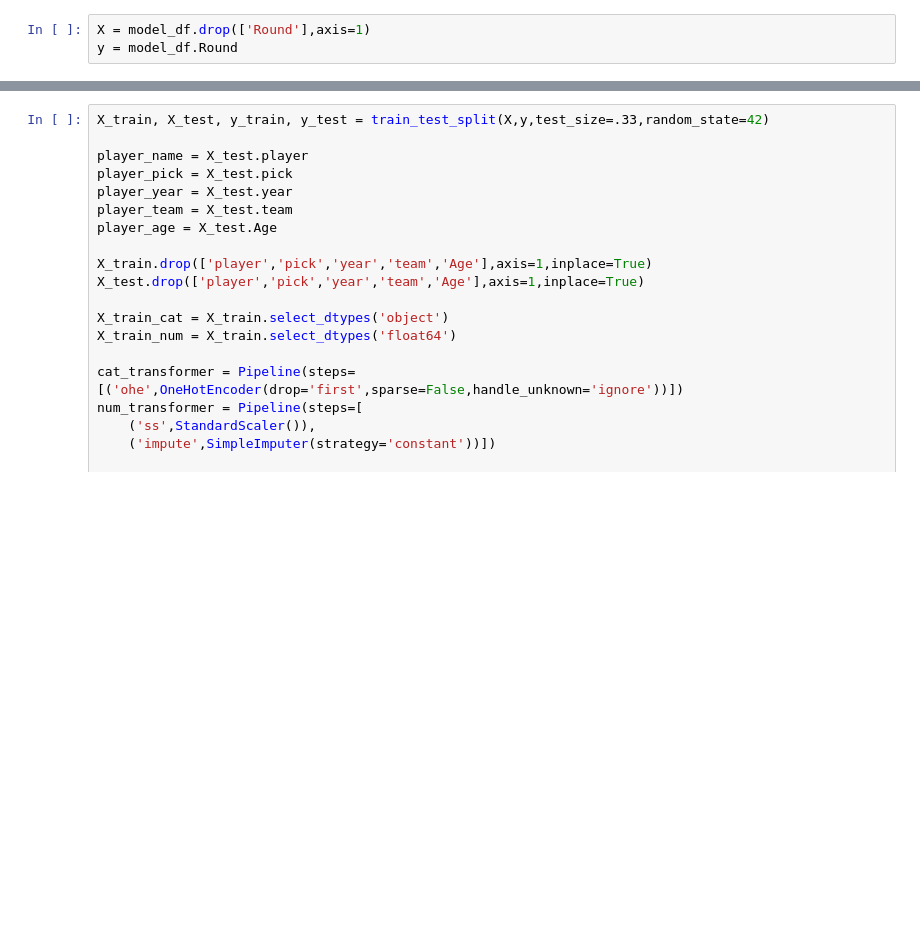
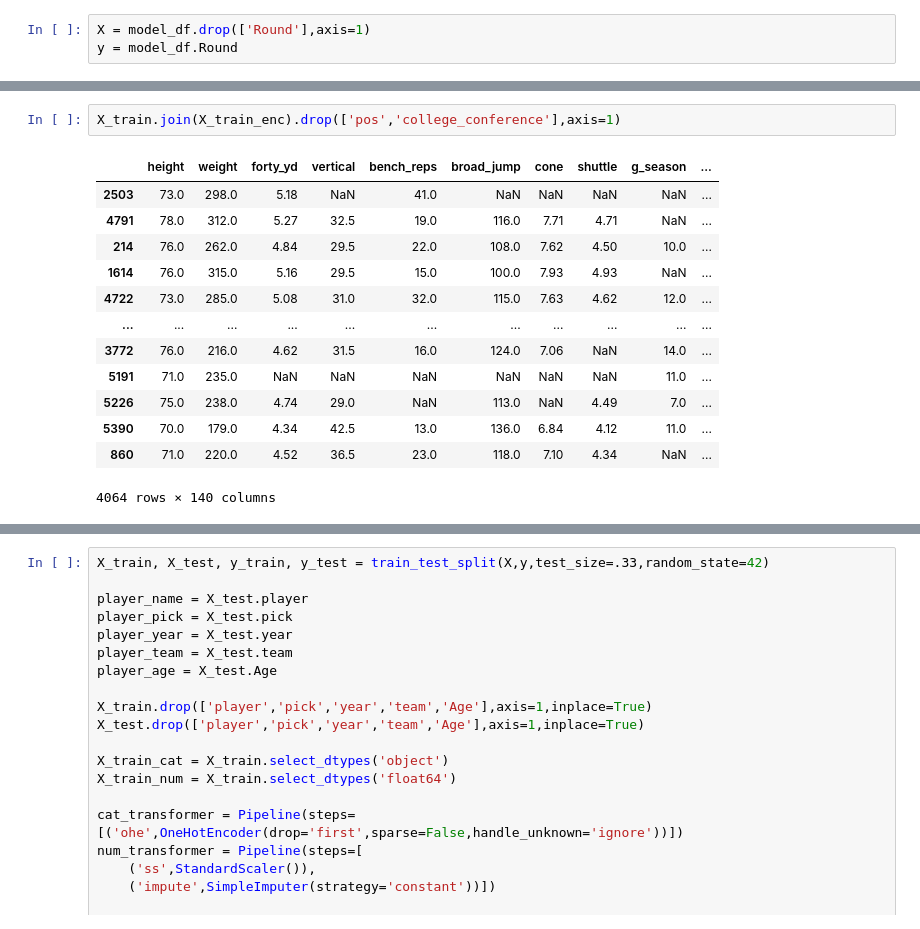
Before and after one commit to jpalgon/Draft_Combine, a Jupyter notebook: Modeling-Copy1.ipynb, the cells around one changed output, grey strips where cells are left out. Drawn from its saved outputs; the diff is of its cells as text; blank space fills up the shorter version.

```diff
--- a/Modeling-Copy1.ipynb
+++ b/Modeling-Copy1.ipynb
@@ -58,0 +81,16 @@ y = model_df.Round
+# %%
+X_train.join(X_train_enc).drop(['pos','college_conference'],axis=1)
+# %% [output]
+|  | height | weight | forty_yd | vertical | bench_reps | broad_jump | cone | shuttle | g_season | ... |
+| 2503 | 73.0 | 298.0 | 5.18 | NaN | 41.0 | NaN | NaN | NaN | NaN | ... |
+| 4791 | 78.0 | 312.0 | 5.27 | 32.5 | 19.0 | 116.0 | 7.71 | 4.71 | NaN | ... |
+| 214 | 76.0 | 262.0 | 4.84 | 29.5 | 22.0 | 108.0 | 7.62 | 4.50 | 10.0 | ... |
+| 1614 | 76.0 | 315.0 | 5.16 | 29.5 | 15.0 | 100.0 | 7.93 | 4.93 | NaN | ... |
+| 4722 | 73.0 | 285.0 | 5.08 | 31.0 | 32.0 | 115.0 | 7.63 | 4.62 | 12.0 | ... |
+| ... | ... | ... | ... | ... | ... | ... | ... | ... | ... | ... |
+| 3772 | 76.0 | 216.0 | 4.62 | 31.5 | 16.0 | 124.0 | 7.06 | NaN | 14.0 | ... |
+| 5191 | 71.0 | 235.0 | NaN | NaN | NaN | NaN | NaN | NaN | 11.0 | ... |
+| 5226 | 75.0 | 238.0 | 4.74 | 29.0 | NaN | 113.0 | NaN | 4.49 | 7.0 | ... |
+| 5390 | 70.0 | 179.0 | 4.34 | 42.5 | 13.0 | 136.0 | 6.84 | 4.12 | 11.0 | ... |
+| 860 | 71.0 | 220.0 | 4.52 | 36.5 | 23.0 | 118.0 | 7.10 | 4.34 | NaN | ... |
+4064 rows × 140 columns
```
Also changed, not shown: parts of 5 cells of this notebook, 2 other files.
